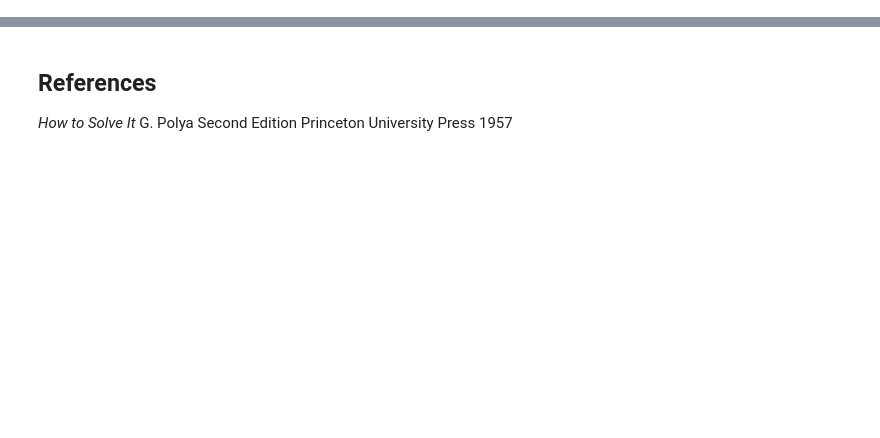
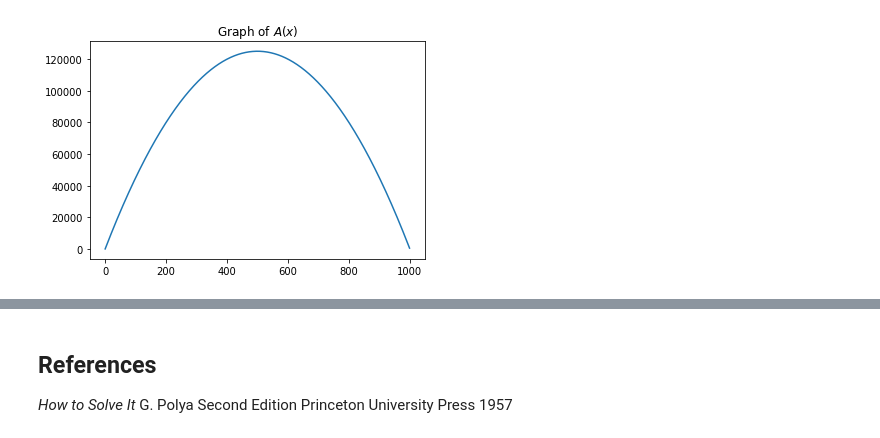
Before and after one commit to nurfnick/Operations_Research, a Jupyter notebook: Chapter1Modeling.ipynb, the cells around one changed output, grey strips where cells are left out. Cells and saved outputs as stored; diff of their text form; code cells hidden in the pictures; blank space fills up the shorter version.

```diff
--- a/Chapter1Modeling.ipynb
+++ b/Chapter1Modeling.ipynb
@@ -21,2 +18,0 @@ x = 3
-# %%
-x = 3
@@ -22,0 +50,15 @@ x = 3
+# %%
+import matplotlib.pyplot as plt
+import numpy as np
+
+
+def A(x):
+  return 500*x - x**2/2
+
+x = np.arange( 0,1000,1)
+
+plt.plot(x,A(x))
+plt.title("Graph of " r'$A(x)$')
+plt.show()
+# %% [output]
+[figure, added]
```
Also changed, not shown: parts of 8 cells of this notebook.
